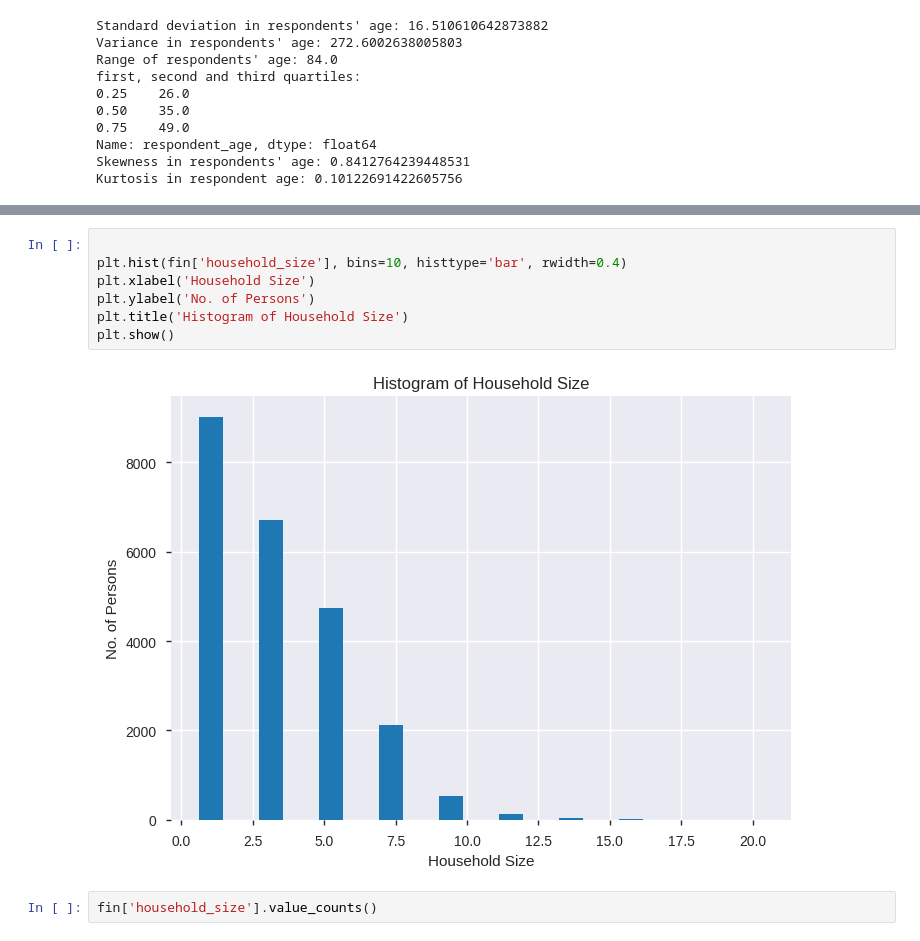
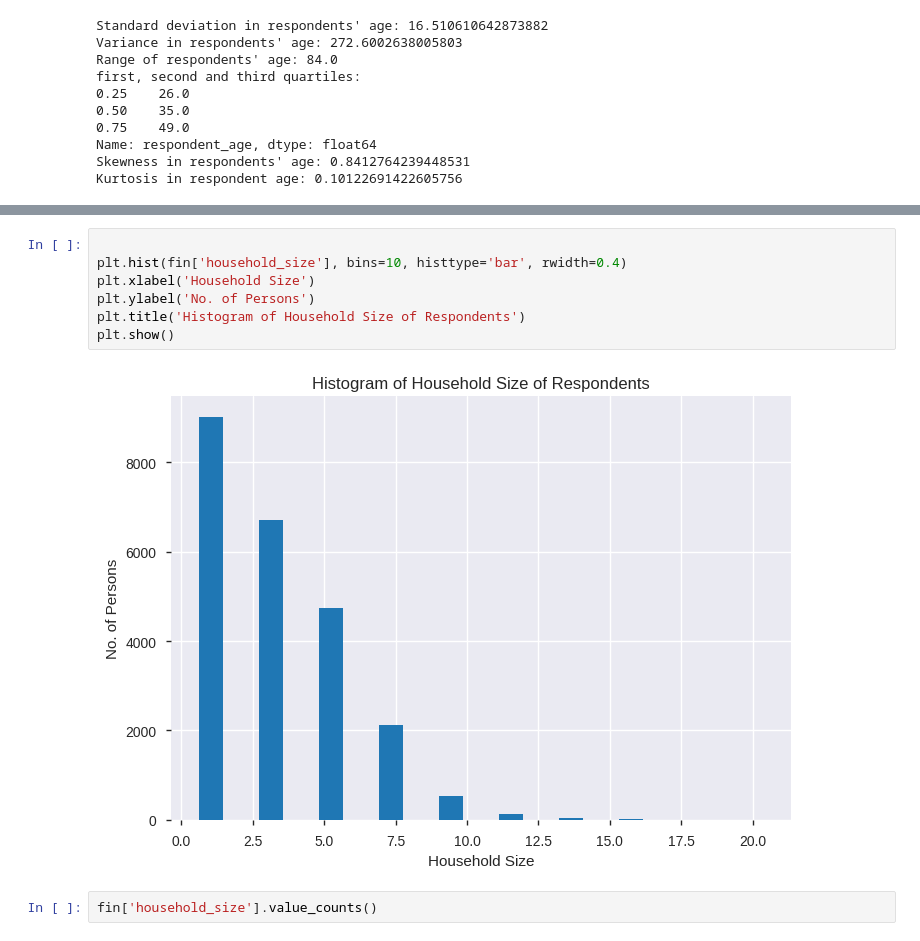
Before and after one commit to booorayan/fin_inclusion_pj, a Jupyter notebook: Financial_Inclusion_Project_1.ipynb, the cells around one changed output, grey strips where cells are left out. Saved outputs shown, nothing was run; the diff lists cells and outputs as text.

```diff
--- a/Financial_Inclusion_Project_1.ipynb
+++ b/Financial_Inclusion_Project_1.ipynb
@@ -403,12 +402,12 @@ plt.show()
 # %%
 
 plt.hist(fin['household_size'], bins=10, histtype='bar', rwidth=0.4)
 plt.xlabel('Household Size')
 plt.ylabel('No. of Persons')
-plt.title('Histogram of Household Size')
+plt.title('Histogram of Household Size of Respondents')
 plt.show()
 # %% [output]
-[figure, old version]
+[figure, new version]
 # %%
 fin['household_size'].value_counts()
 # %% [output]
```
Also changed, not shown: parts of 14 cells of this notebook.
